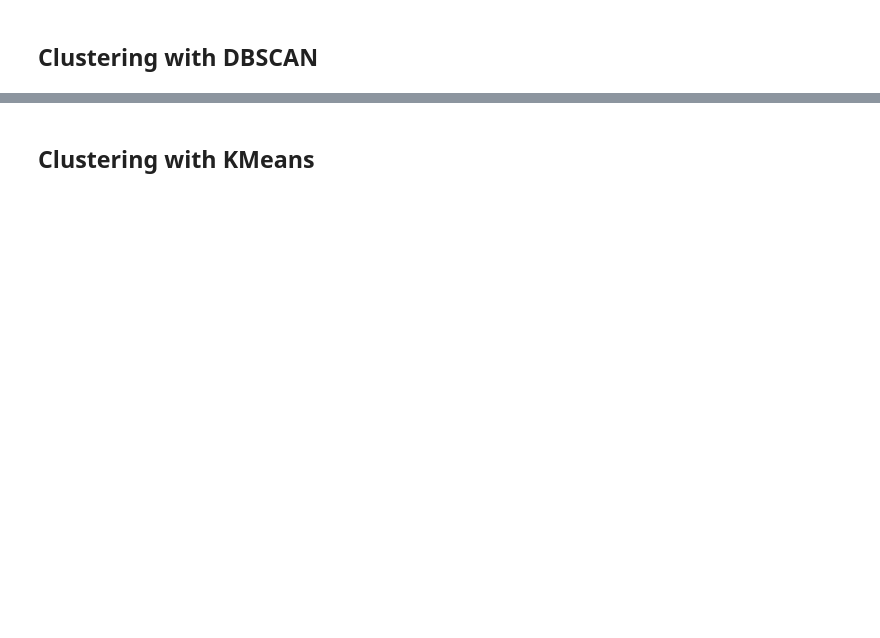
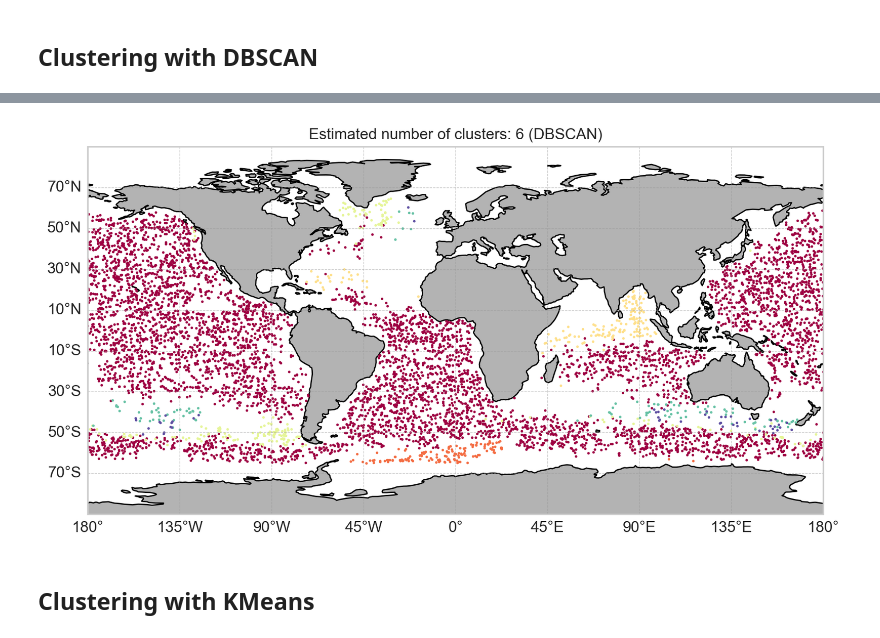
Before and after one commit to mariacflorenza/ds2-2025, a Jupyter notebook: practice/exploratory_statistics/Clustering-Tuto-2.ipynb, the cells around one changed output, grey strips where cells are left out. Saved outputs shown, nothing was run; the diff lists cells and outputs as text; code cells hidden in the pictures; blank space fills up the shorter version.

```diff
--- a/practice/exploratory_statistics/Clustering-Tuto-2.ipynb
+++ b/practice/exploratory_statistics/Clustering-Tuto-2.ipynb
@@ -186,25 +267,29 @@ plt.show()
 # %%
 fig, proj, ax = create_map(extent=[-180, 180, -90, 90])
-
-# plt.scatter(RES.LONGITUDE,RES.LATITUDE,5,RES.DBSCAN,transform=proj)
+if proj is None:
+  args = {}
+else:
+  args = {'transform': proj}
 
 for k, col in zip(unique_labels, colors):
     if k == -1:
         # Black used for noise.
         col = [0, 0, 0, 0.2]
 #     print "Cluster: ", k, col
 
     class_member_mask = (RES.DBSCAN == k)
 
-    plt.plot(RES.LONGITUDE[class_member_mask],
+    ax.plot(RES.LONGITUDE[class_member_mask],
                 RES.LATITUDE[class_member_mask],
                  'o', markerfacecolor=tuple(col),
                  markeredgecolor='none', markersize=2,
-             label="Class %i"%(k), transform=proj)
+             label="Class %i"%(k), **args)
 
-plt.title('Estimated number of clusters: %d (DBSCAN)' % n_clusters_)
+ax.set_title('Estimated number of clusters: %d (DBSCAN)' % n_clusters_)
 # plt.legend()
 plt.show()
+# %% [output]
+[figure, added]
 # %% [markdown]
 ## Clustering with KMeans
 # %%
```
Also changed, not shown: parts of 15 cells of this notebook, 2 other files.
